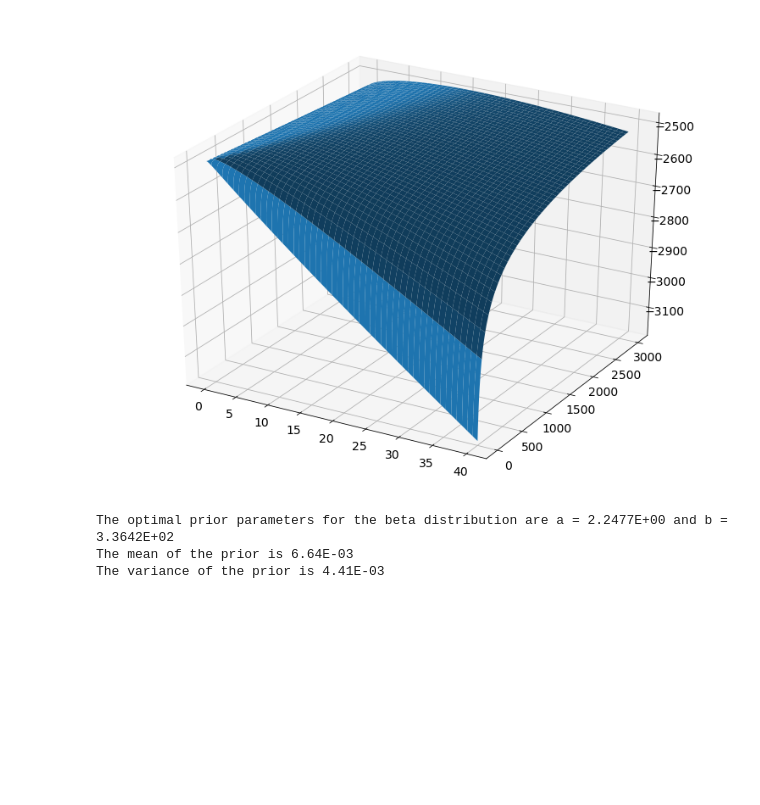
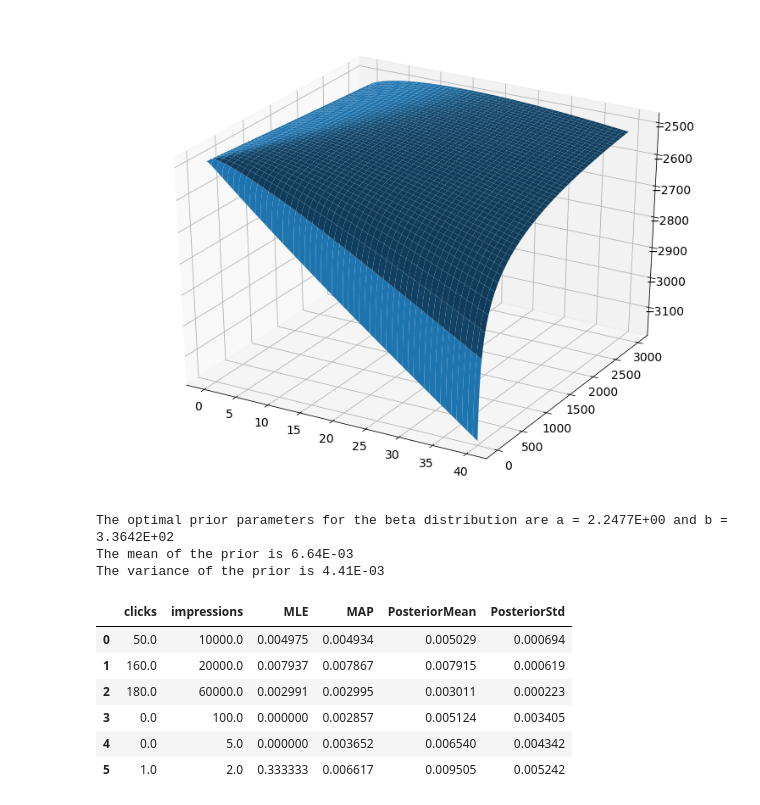
Before and after one commit to chaaland/bloomberg-ml-course, a Jupyter notebook: HW5/writeup/HW5.ipynb, the cells around one changed output. Cells and saved outputs as stored; diff of their text form; code cells hidden in the pictures; blank space fills up the shorter version.

```diff
--- a/HW5/writeup/HW5.ipynb
+++ b/HW5/writeup/HW5.ipynb
@@ -428,3 +463,34 @@ print('The variance of the prior is {0:0.2E}'.format(np.sqrt(w.prod()/(w.sum()**
 The optimal prior parameters for the beta distribution are a = 2.2477E+00 and b = 3.3642E+02
 The mean of the prior is 6.64E-03
 The variance of the prior is 4.41E-03
+# %%
+def beta_mle(nx, ny):
+    return nx / (nx + ny)
+
+def beta_map(nx, ny, a, b):
+    return (nx + a - 1) / (nx + ny + a + b - 2)
+
+def beta_posterior_mean(nx, ny, a, b):
+    return (nx + a) / (nx + ny + a + b)
+
+def beta_posterior_var(nx, ny, a, b):
+    return (nx + a) * (ny + b) / (nx + a + ny + b) ** 2 / (nx + a + ny + b + 1)
+# %%
+clicks = app_data[:, 0]
+impressions = app_data[:, 1]
+mle_estimate = beta_mle(clicks, impressions)
+map_estimate = beta_map(clicks, impressions, w[0], w[1])
+posterior_mean = beta_posterior_mean(clicks, impressions, w[0], w[1])
+posterior_var = beta_posterior_var(clicks, impressions, w[0], w[1])
+# %%
+estimate_df = pd.DataFrame(np.vstack((clicks, impressions, mle_estimate, map_estimate, posterior_mean, np.sqrt(posterior_var))).T)
+estimate_df.columns = ['clicks', 'impressions', 'MLE', 'MAP', 'PosteriorMean', 'PosteriorStd']
+estimate_df
+# %% [output]
+|  | clicks | impressions | MLE | MAP | PosteriorMean | PosteriorStd |
+| 0 | 50.0 | 10000.0 | 0.004975 | 0.004934 | 0.005029 | 0.000694 |
+| 1 | 160.0 | 20000.0 | 0.007937 | 0.007867 | 0.007915 | 0.000619 |
+| 2 | 180.0 | 60000.0 | 0.002991 | 0.002995 | 0.003011 | 0.000223 |
+| 3 | 0.0 | 100.0 | 0.000000 | 0.002857 | 0.005124 | 0.003405 |
+| 4 | 0.0 | 5.0 | 0.000000 | 0.003652 | 0.006540 | 0.004342 |
+| 5 | 1.0 | 2.0 | 0.333333 | 0.006617 | 0.009505 | 0.005242 |
```
Also changed, not shown: parts of 4 cells of this notebook.
